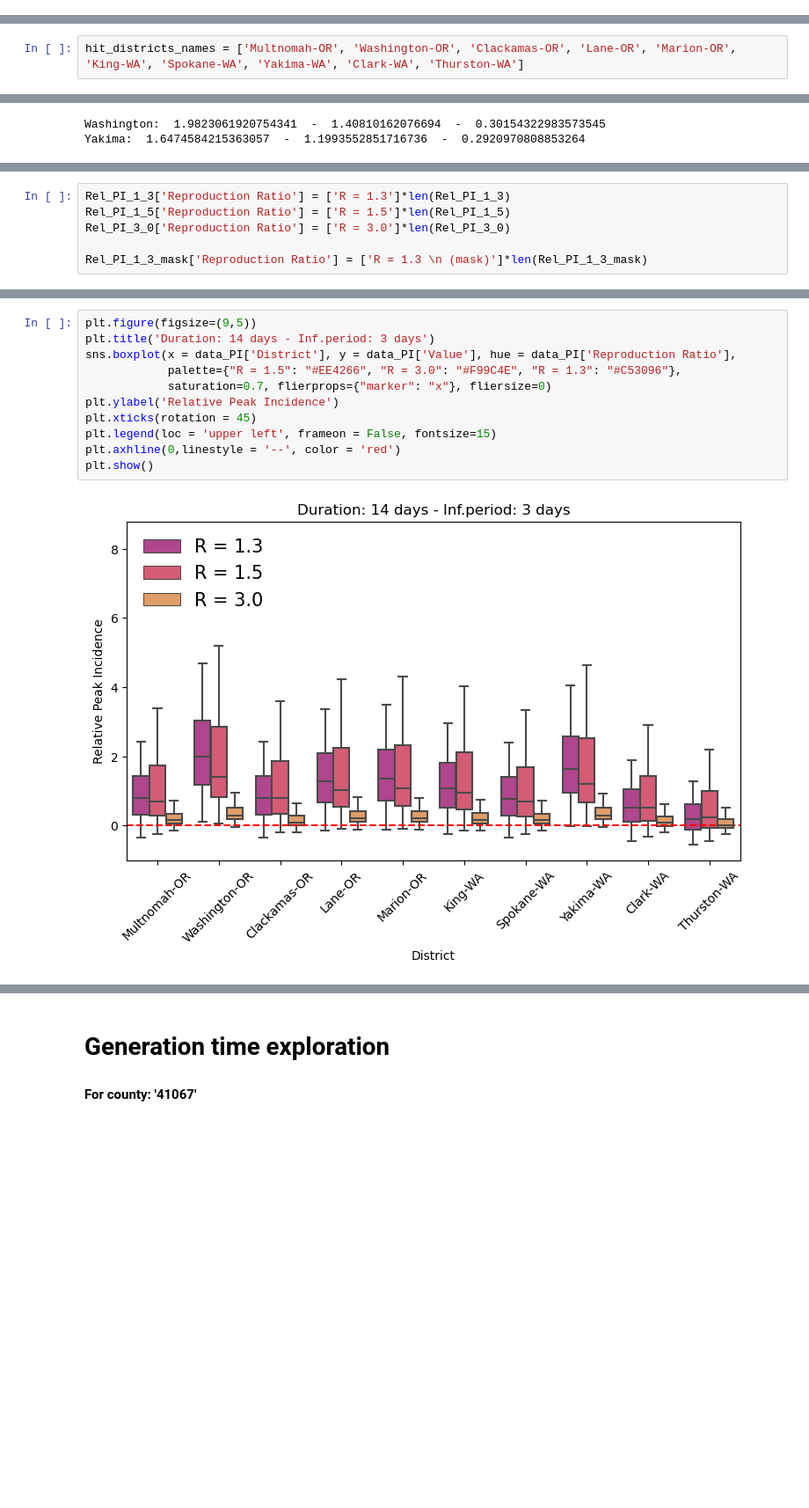
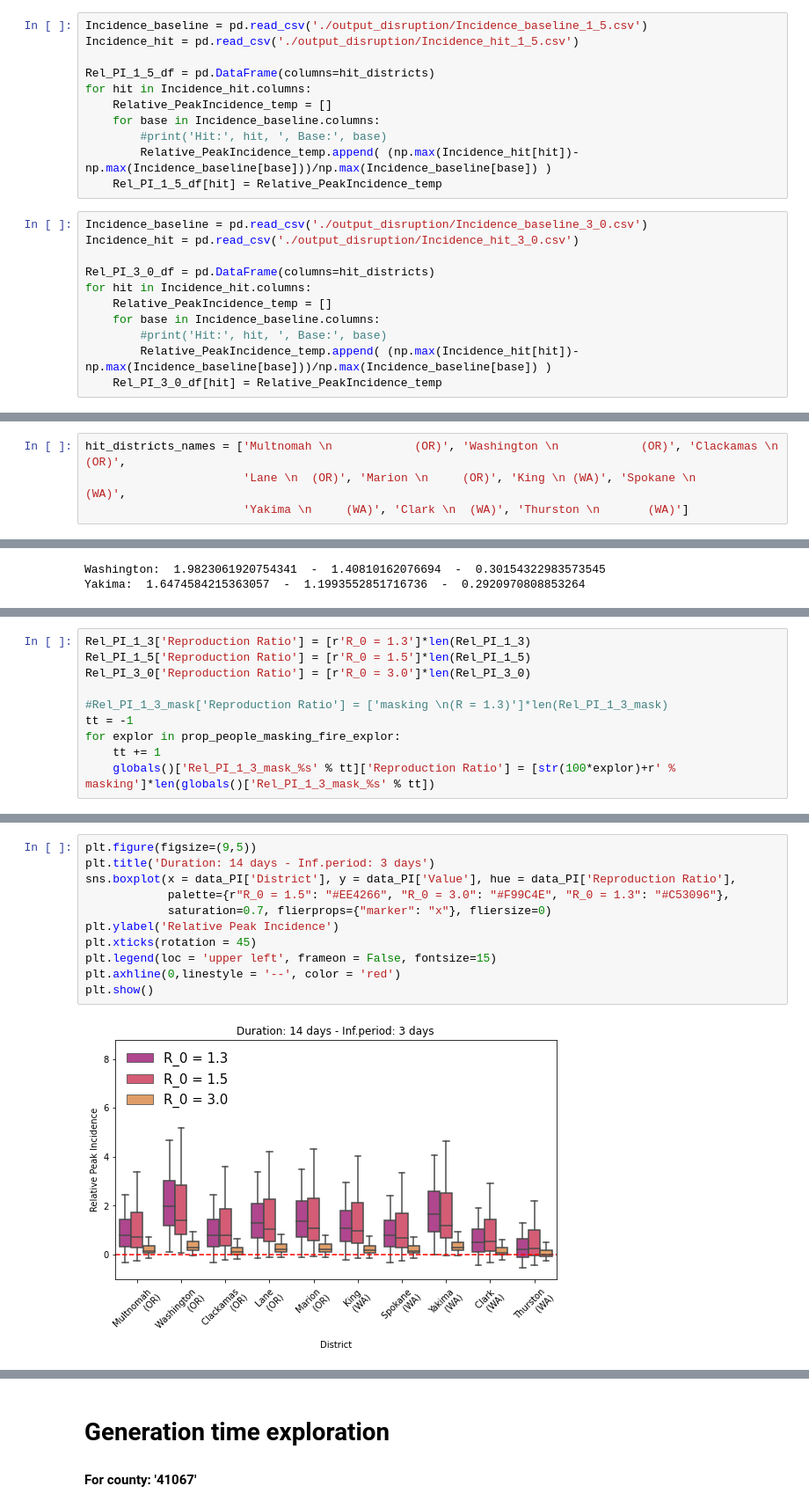
Before and after one commit to GiuliaPullano/wildfires_project, a Jupyter notebook: Codes/Model_disruption.ipynb, the cells around one changed output, grey strips where cells are left out. Shown: that part at 88% size. Drawn from its saved outputs; the diff is of its cells as text; blank space fills up the shorter version.

```diff
--- a/Codes/Model_disruption.ipynb
+++ b/Codes/Model_disruption.ipynb
@@ -370,3 +357,25 @@ for hit in Incidence_hit.columns:
         #print('Hit:', hit, ', Base:', base)
         Relative_PeakIncidence_temp.append( (np.max(Incidence_hit[hit])-np.max(Incidence_baseline[base]))/np.max(Incidence_baseline[base]) )
     Rel_PI_1_3_df[hit] = Relative_PeakIncidence_temp
+# %%
+Incidence_baseline = pd.read_csv('./output_disruption/Incidence_baseline_1_5.csv')
+Incidence_hit = pd.read_csv('./output_disruption/Incidence_hit_1_5.csv')
+
+Rel_PI_1_5_df = pd.DataFrame(columns=hit_districts)
+for hit in Incidence_hit.columns:
+    Relative_PeakIncidence_temp = []
+    for base in Incidence_baseline.columns:
+        #print('Hit:', hit, ', Base:', base)
+        Relative_PeakIncidence_temp.append( (np.max(Incidence_hit[hit])-np.max(Incidence_baseline[base]))/np.max(Incidence_baseline[base]) )
+    Rel_PI_1_5_df[hit] = Relative_PeakIncidence_temp
+# %%
+Incidence_baseline = pd.read_csv('./output_disruption/Incidence_baseline_3_0.csv')
+Incidence_hit = pd.read_csv('./output_disruption/Incidence_hit_3_0.csv')
+
+Rel_PI_3_0_df = pd.DataFrame(columns=hit_districts)
+for hit in Incidence_hit.columns:
+    Relative_PeakIncidence_temp = []
+    for base in Incidence_baseline.columns:
+        #print('Hit:', hit, ', Base:', base)
+        Relative_PeakIncidence_temp.append( (np.max(Incidence_hit[hit])-np.max(Incidence_baseline[base]))/np.max(Incidence_baseline[base]) )
+    Rel_PI_3_0_df[hit] = Relative_PeakIncidence_temp
@@ -459,7 +478,9 @@ print(hit_districts_names)
 # %% [output]
 ['Multnomah', 'Washington', 'Clackamas', 'Lane', 'Marion', 'King', 'Spokane', 'Yakima', 'Clark', 'Thurston']
 # %%
-hit_districts_names = ['Multnomah-OR', 'Washington-OR', 'Clackamas-OR', 'Lane-OR', 'Marion-OR', 'King-WA', 'Spokane-WA', 'Yakima-WA', 'Clark-WA', 'Thurston-WA']
+hit_districts_names = ['Multnomah \n            (OR)', 'Washington \n            (OR)', 'Clackamas \n           (OR)',
+                       'Lane \n  (OR)', 'Marion \n     (OR)', 'King \n (WA)', 'Spokane \n       (WA)',
+                       'Yakima \n     (WA)', 'Clark \n  (WA)', 'Thurston \n       (WA)']
 # %%
 Rel_PI_1_3 = Rel_PI_1_3_df.copy()
 Rel_PI_1_5 = Rel_PI_1_5_df.copy()
@@ -493,9 +530,13 @@ Rel_AR_1_3_mask.columns = hit_districts_names
 # %%
-Rel_PI_1_3['Reproduction Ratio'] = ['R = 1.3']*len(Rel_PI_1_3)
-Rel_PI_1_5['Reproduction Ratio'] = ['R = 1.5']*len(Rel_PI_1_5)
-Rel_PI_3_0['Reproduction Ratio'] = ['R = 3.0']*len(Rel_PI_3_0)
+Rel_PI_1_3['Reproduction Ratio'] = [r'R_0 = 1.3']*len(Rel_PI_1_3)
+Rel_PI_1_5['Reproduction Ratio'] = [r'R_0 = 1.5']*len(Rel_PI_1_5)
+Rel_PI_3_0['Reproduction Ratio'] = [r'R_0 = 3.0']*len(Rel_PI_3_0)
 
-Rel_PI_1_3_mask['Reproduction Ratio'] = ['R = 1.3 \n (mask)']*len(Rel_PI_1_3_mask)
+#Rel_PI_1_3_mask['Reproduction Ratio'] = ['masking \n(R = 1.3)']*len(Rel_PI_1_3_mask)
+tt = -1
+for explor in prop_people_masking_fire_explor:
+    tt += 1
+    globals()['Rel_PI_1_3_mask_%s' % tt]['Reproduction Ratio'] = [str(100*explor)+r' % masking']*len(globals()['Rel_PI_1_3_mask_%s' % tt])
 # %%
 Rel_AR_1_3['Reproduction Ratio'] = ['R = 1.3']*len(Rel_AR_1_3)
 Rel_AR_1_5['Reproduction Ratio'] = ['R = 1.5']*len(Rel_AR_1_5)
@@ -523,13 +582,13 @@ data_AR_mask =  pd.concat([ Rel_AR_1_3, Rel_AR_1_5, Rel_AR_3_0, Rel_AR_1_3_mask]
 # %%
 plt.figure(figsize=(9,5))
 plt.title('Duration: 14 days - Inf.period: 3 days')
 sns.boxplot(x = data_PI['District'], y = data_PI['Value'], hue = data_PI['Reproduction Ratio'],
-            palette={"R = 1.5": "#EE4266", "R = 3.0": "#F99C4E", "R = 1.3": "#C53096"},
+            palette={r"R_0 = 1.5": "#EE4266", "R_0 = 3.0": "#F99C4E", "R_0 = 1.3": "#C53096"},
             saturation=0.7, flierprops={"marker": "x"}, fliersize=0)
 plt.ylabel('Relative Peak Incidence')
 plt.xticks(rotation = 45)
 plt.legend(loc = 'upper left', frameon = False, fontsize=15)
 plt.axhline(0,linestyle = '--', color = 'red')
 plt.show()
 # %% [output]
-[figure, old version]
+[figure, new version]
```
Also changed, not shown: parts of 62 cells of this notebook.
